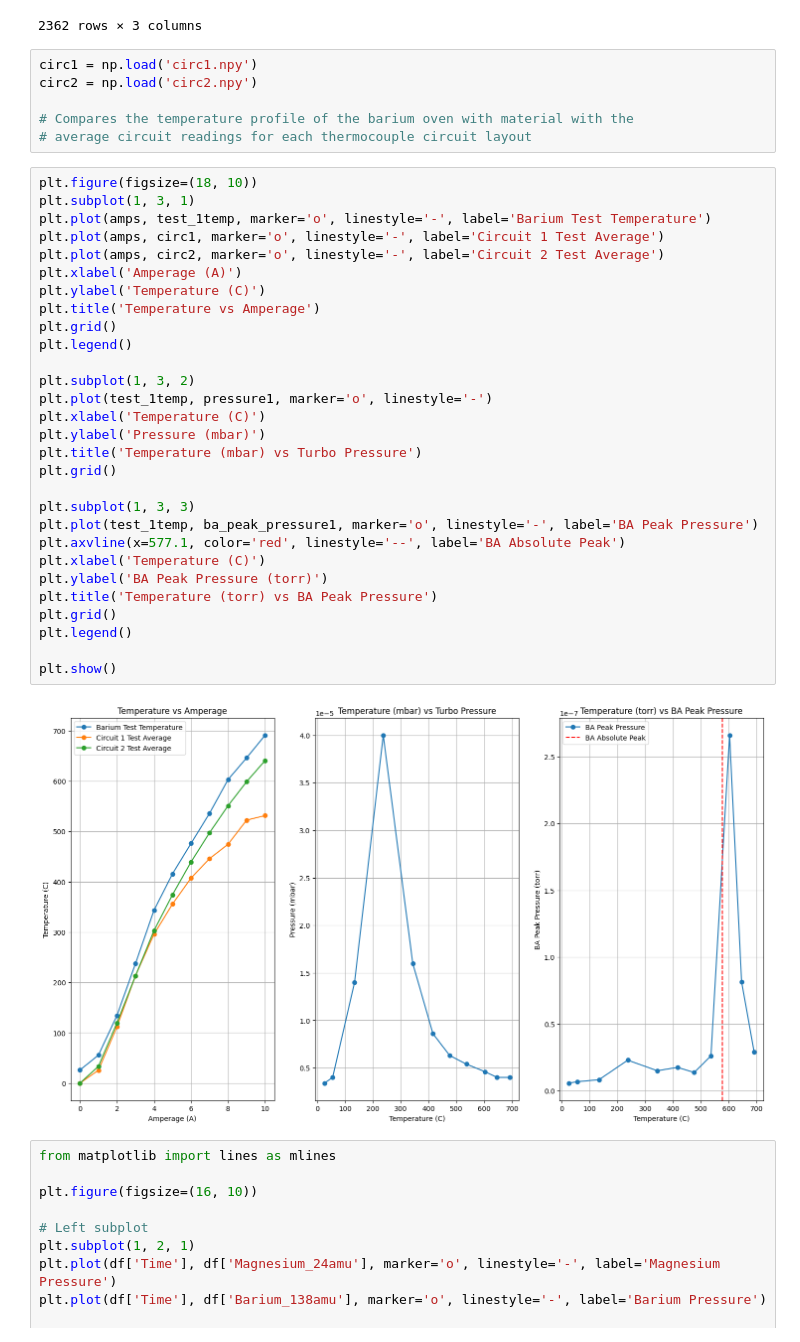
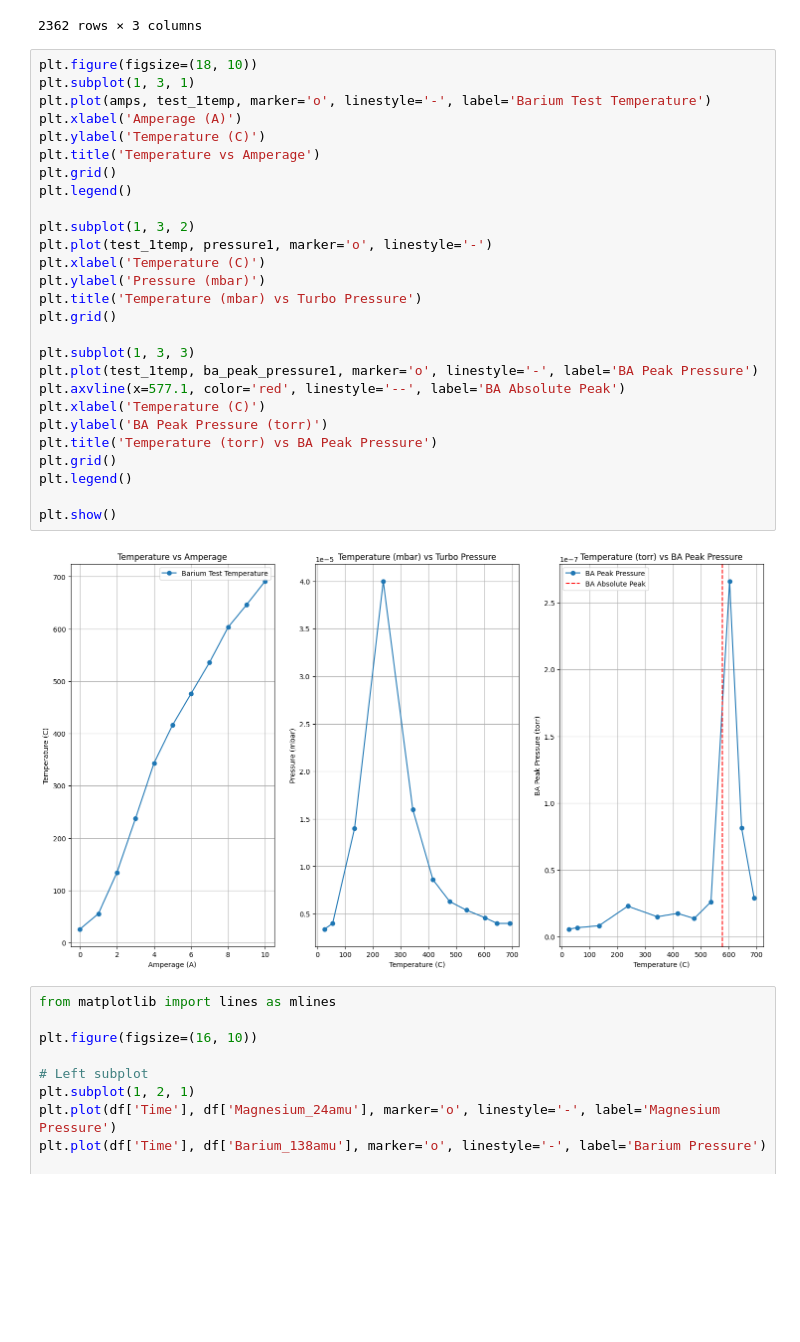
Before and after one commit to tj-griffiths/Research, a Jupyter notebook: Ion/RGA_Scans.ipynb, the cells around one changed output. Cells and saved outputs as stored; diff of their text form; blank space fills up the shorter version.

```diff
--- a/Ion/RGA_Scans.ipynb
+++ b/Ion/RGA_Scans.ipynb
@@ -118,43 +118,35 @@ Successfully cleaned 2362 data lines
 | 2360 | 2393.039 | 7.736200e-08 | 1.182900e-08 |
 | 2361 | 2394.053 | 7.774900e-08 | 1.170900e-08 |
 2362 rows × 3 columns
-# %%
-circ1 = np.load('circ1.npy')
-circ2 = np.load('circ2.npy')
-
-# Compares the temperature profile of the barium oven with material with the
-# average circuit readings for each thermocouple circuit layout
 # %%
 plt.figure(figsize=(18, 10))
 plt.subplot(1, 3, 1)
 plt.plot(amps, test_1temp, marker='o', linestyle='-', label='Barium Test Temperature')
-plt.plot(amps, circ1, marker='o', linestyle='-', label='Circuit 1 Test Average')
-plt.plot(amps, circ2, marker='o', linestyle='-', label='Circuit 2 Test Average')
 plt.xlabel('Amperage (A)')
 plt.ylabel('Temperature (C)')
 plt.title('Temperature vs Amperage')
 plt.grid()
 plt.legend()
 
 plt.subplot(1, 3, 2)
 plt.plot(test_1temp, pressure1, marker='o', linestyle='-')
 plt.xlabel('Temperature (C)')
 plt.ylabel('Pressure (mbar)')
 plt.title('Temperature (mbar) vs Turbo Pressure')
 plt.grid()
 
 plt.subplot(1, 3, 3)
 plt.plot(test_1temp, ba_peak_pressure1, marker='o', linestyle='-', label='BA Peak Pressure')
 plt.axvline(x=577.1, color='red', linestyle='--', label='BA Absolute Peak')
 plt.xlabel('Temperature (C)')
 plt.ylabel('BA Peak Pressure (torr)')
 plt.title('Temperature (torr) vs BA Peak Pressure')
 plt.grid()
 plt.legend()
 
 plt.show()
 # %% [output]
-[figure, old version]
+[figure, new version]
 # %%
 from matplotlib import lines as mlines
 
```
Also changed, not shown: parts of 3 cells of this notebook, 2 other files.
